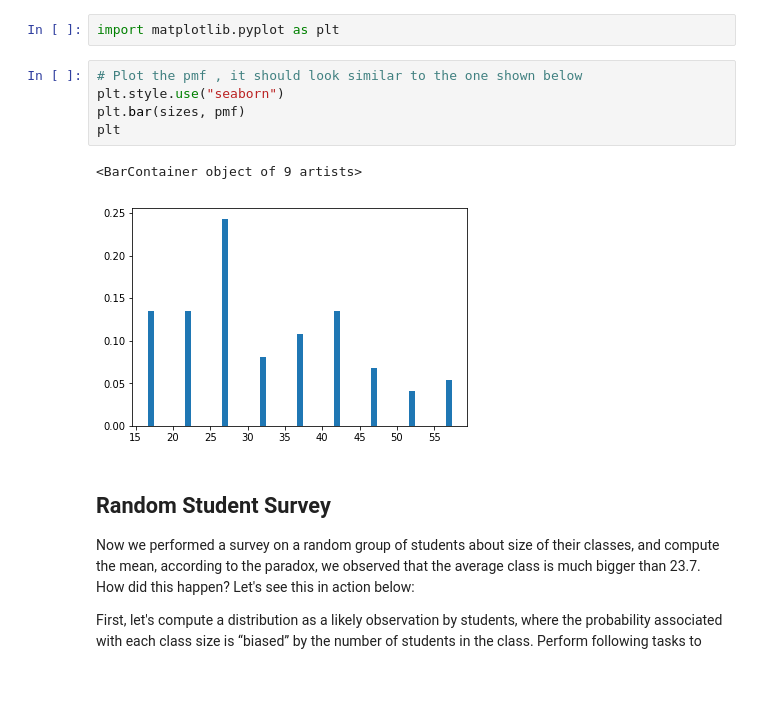
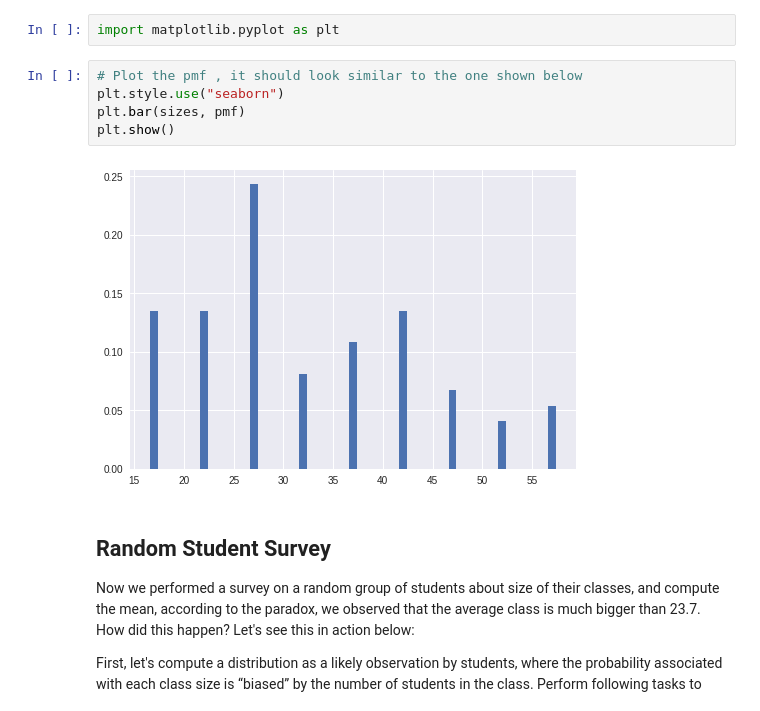
Before and after one commit to keita-dc/dsc-probability-mass-function-lab-dc-ds-060319, a Jupyter notebook: index.ipynb, the cells around one changed output. Drawn from its saved outputs; the diff is of its cells as text; blank space fills up the shorter version.

```diff
--- a/index.ipynb
+++ b/index.ipynb
@@ -103,11 +103,10 @@ import matplotlib.pyplot as plt
 # %%
 # Plot the pmf , it should look similar to the one shown below
 plt.style.use("seaborn")
 plt.bar(sizes, pmf)
-plt
+plt.show()
 # %% [output]
-<BarContainer object of 9 artists>
-[figure, old version]
+[figure, new version]
 # %% [markdown]
 ## Random Student Survey
 
```
